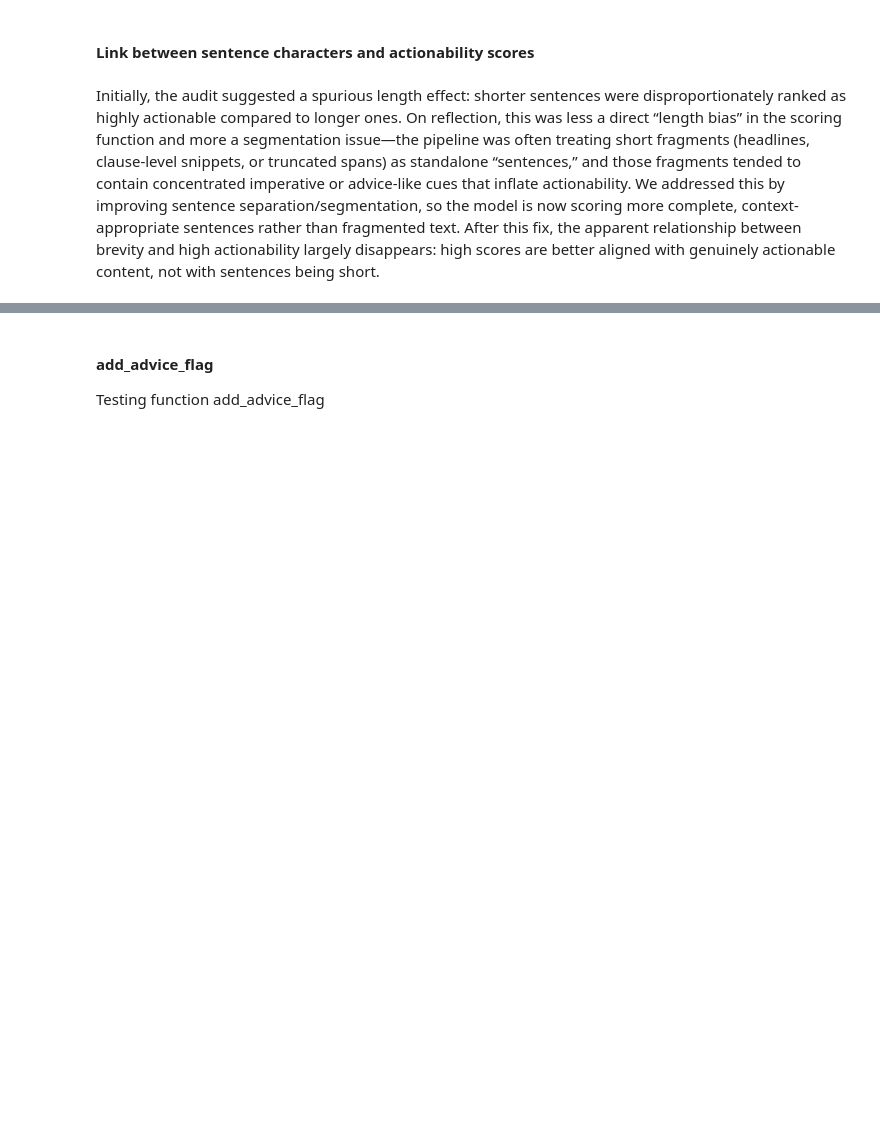
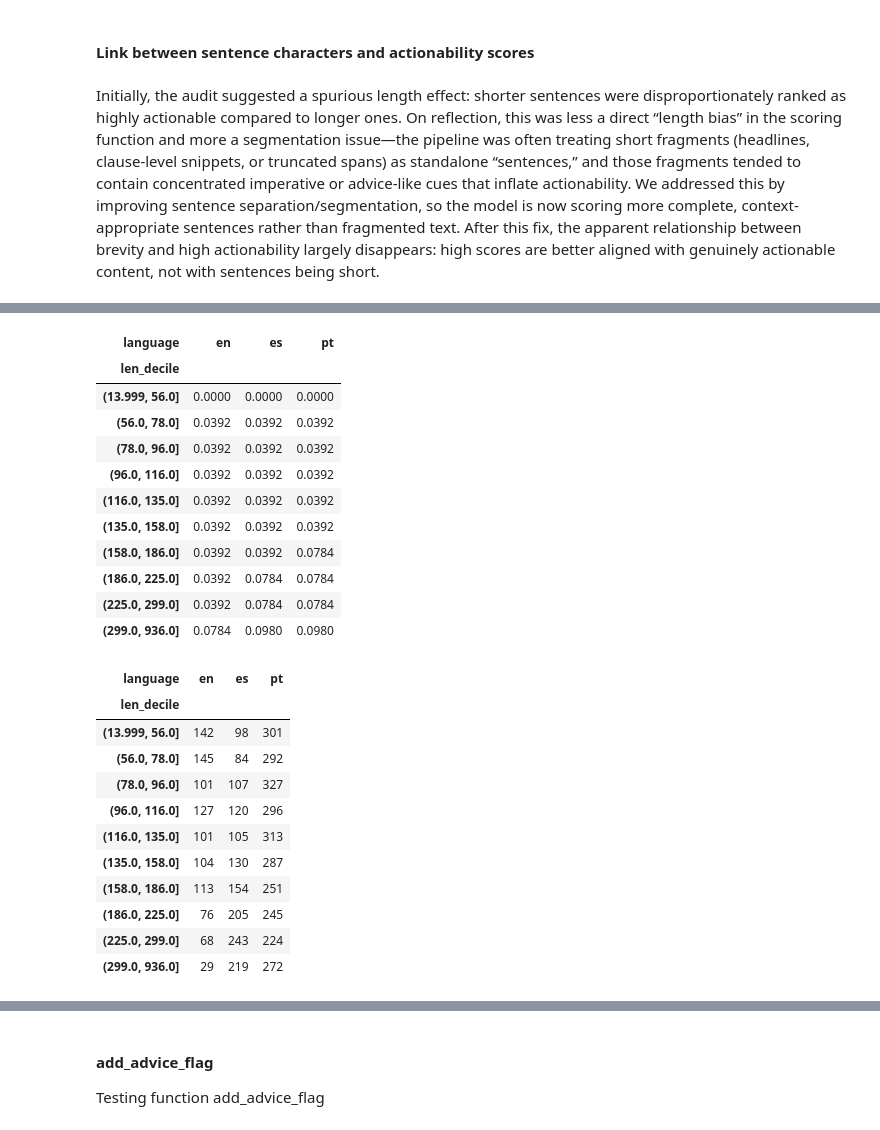
Before and after one commit to Lenap0911/NLP-model, a Jupyter notebook: nlp/actionability_tester.ipynb, the cells around one changed output, grey strips where cells are left out. Cells and saved outputs as stored; diff of their text form; code cells hidden in the pictures; blank space fills up the shorter version.

```diff
--- a/nlp/actionability_tester.ipynb
+++ b/nlp/actionability_tester.ipynb
@@ -576,0 +615,47 @@ plt.show()
+# %%
+# Median actionability vs length decile *within language* (controls for language mix)
+prob_col = "actionability_probability"
+text_col = "sentence"
+lang_col = "language"
+
+df = df_out[[prob_col, text_col, lang_col]].copy()
+df[prob_col] = pd.to_numeric(df[prob_col], errors="coerce")
+df[text_col] = df[text_col].fillna("").astype(str)
+df[lang_col] = df[lang_col].astype(str).str.strip().str.lower()
+df = df.dropna(subset=[prob_col])
+df["char_len"] = df[text_col].str.len()
+df = df[df["char_len"] > 0].copy()
+
+# global deciles (same bins as your plot)
+df["len_decile"] = pd.qcut(df["char_len"], q=10, duplicates="drop")
+
+med_within = df.groupby(["len_decile", lang_col])[prob_col].median().unstack(lang_col)
+cnt_within = df.groupby(["len_decile", lang_col])[prob_col].size().unstack(lang_col).fillna(0).astype(int)
+
+display(med_within)
+display(cnt_within)
+# %% [output]
+| language | en | es | pt |
+| len_decile |  |  |  |
+| (13.999, 56.0] | 0.0000 | 0.0000 | 0.0000 |
+| (56.0, 78.0] | 0.0392 | 0.0392 | 0.0392 |
+| (78.0, 96.0] | 0.0392 | 0.0392 | 0.0392 |
+| (96.0, 116.0] | 0.0392 | 0.0392 | 0.0392 |
+| (116.0, 135.0] | 0.0392 | 0.0392 | 0.0392 |
+| (135.0, 158.0] | 0.0392 | 0.0392 | 0.0392 |
+| (158.0, 186.0] | 0.0392 | 0.0392 | 0.0784 |
+| (186.0, 225.0] | 0.0392 | 0.0784 | 0.0784 |
+| (225.0, 299.0] | 0.0392 | 0.0784 | 0.0784 |
+| (299.0, 936.0] | 0.0784 | 0.0980 | 0.0980 |
+| language | en | es | pt |
+| len_decile |  |  |  |
+| (13.999, 56.0] | 142 | 98 | 301 |
+| (56.0, 78.0] | 145 | 84 | 292 |
+| (78.0, 96.0] | 101 | 107 | 327 |
+| (96.0, 116.0] | 127 | 120 | 296 |
+| (116.0, 135.0] | 101 | 105 | 313 |
+| (135.0, 158.0] | 104 | 130 | 287 |
+| (158.0, 186.0] | 113 | 154 | 251 |
+| (186.0, 225.0] | 76 | 205 | 245 |
+| (225.0, 299.0] | 68 | 243 | 224 |
+| (299.0, 936.0] | 29 | 219 | 272 |
```
Also changed, not shown: parts of 8 cells of this notebook, 5 other files.
